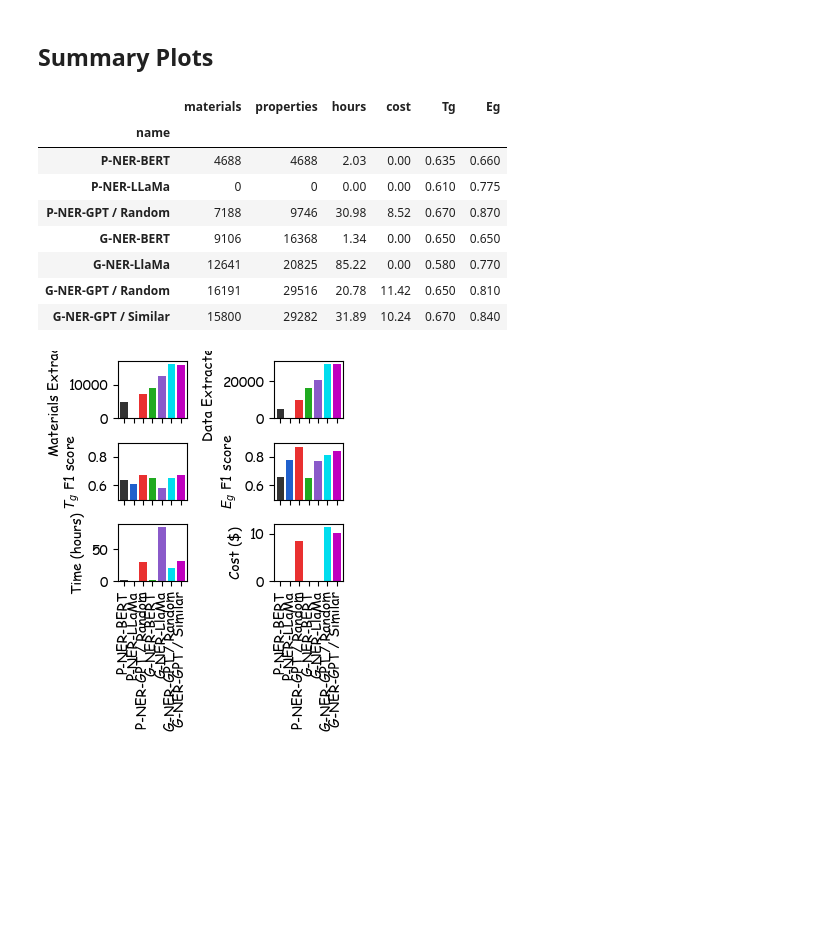
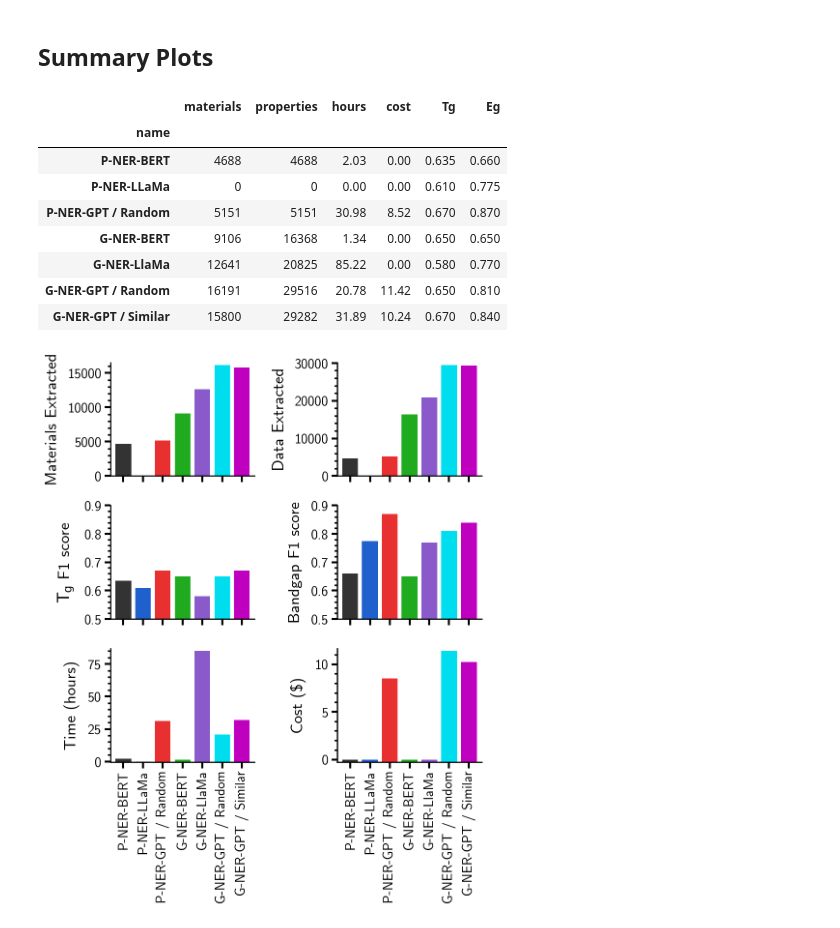
Before and after one commit to Ramprasad-Group/PromptDataExtraction, a Jupyter notebook: notebooks/Analyze-Select-1k.ipynb, the cells around one changed output. Cells and saved outputs as stored; diff of their text form; code cells hidden in the pictures; blank space fills up the shorter version.

Commit message:
Add barplots of data grouped by properties

```diff
--- a/notebooks/Analyze-Select-1k.ipynb
+++ b/notebooks/Analyze-Select-1k.ipynb
@@ -18,11 +19,15 @@ NOTE  -- postgres_ Connected to PostGres DB: polylet (took 0.059 s)
 # %%
 import json
 import datetime
+import numpy as np
 import pandas as pd
 import matplotlib.pyplot as plt
 try:
     plt.style.use("PromptDataExtraction/notebooks/matplotlib.mplstyle")
-except: pass
+except:
+    try:
+        plt.style.use("~/matplotlib.mplstyle")
+    except: pass
 # %%
 def execute(sql, **kwargs) -> pd.DataFrame:
     """ Query the database using raw sql.
@@ -765,7 +984,7 @@ timings(5875.01+517.561+105150)
 data = Frame()
 data.add(name='P-NER-BERT', materials=4688, properties=4688, hours=2.03, cost=0.0, Tg=0.635, Eg=0.66)
 data.add(name='P-NER-LLaMa', materials=0, properties=0, hours=0, cost=0.0, Tg=0.61, Eg=0.775)
-data.add(name='P-NER-GPT / Random', materials=7188, properties=9746, hours=30.98, cost=8.52, Tg=0.67, Eg=0.87)
+data.add(name='P-NER-GPT / Random', materials=5151, properties=5151, hours=30.98, cost=8.52, Tg=0.67, Eg=0.87)
 data.add(name='G-NER-BERT', materials=9106, properties=16368, hours=1.34, cost=0.0, Tg=0.65, Eg=0.65)
 data.add(name='G-NER-LlaMa', materials=12641, properties=20825, hours=85.22, cost=0.0, Tg=0.58, Eg=0.77)
 data.add(name='G-NER-GPT / Random', materials=16191, properties=29516, hours=20.78, cost=11.42, Tg=0.65, Eg=0.81)
@@ -778,7 +997,7 @@ metrics
 | name |  |  |  |  |  |  |
 | P-NER-BERT | 4688 | 4688 | 2.03 | 0.00 | 0.635 | 0.660 |
 | P-NER-LLaMa | 0 | 0 | 0.00 | 0.00 | 0.610 | 0.775 |
-| P-NER-GPT / Random | 7188 | 9746 | 30.98 | 8.52 | 0.670 | 0.870 |
+| P-NER-GPT / Random | 5151 | 5151 | 30.98 | 8.52 | 0.670 | 0.870 |
 | G-NER-BERT | 9106 | 16368 | 1.34 | 0.00 | 0.650 | 0.650 |
 | G-NER-LlaMa | 12641 | 20825 | 85.22 | 0.00 | 0.580 | 0.770 |
 | G-NER-GPT / Random | 16191 | 29516 | 20.78 | 11.42 | 0.650 | 0.810 |
@@ -786,42 +1005,50 @@ metrics
 # %%
 plt.rcParams['font.family'] = 'cursive'
 colors = ["#333", "#2060cc", "#e93030", "#20aa20", "#8a5aca", "#00ddee", "m", "#e4a635"][:metrics.shape[0]]
+voffset = -0.25
 
-fig, axes = plt.subplots(3, 2, figsize=(3.25, 4), sharex=True)
+fig, axes = plt.subplots(3, 2, figsize=(3.25, 4), dpi=300, sharex=True)
 axes = axes.flatten()
 
-barprops = dict(color=colors, align='center', width=0.8)
+barprops = dict(color=colors, align='center', width=0.8, bottom=voffset)
 
 ax = axes[0]
-metrics['materials'].plot.bar(ax=ax, **barprops)
+df = metrics['materials'] - voffset
+df.plot.bar(ax=ax, **barprops)
 ax.set(ylabel='Materials Extracted')
 
 ax = axes[1]
+df = metrics['properties'] - voffset
 metrics['properties'].plot.bar(ax=ax, **barprops)
 ax.set(ylabel='Data Extracted')
 
 ax = axes[2]
-metrics['Tg'].plot.bar(ax=ax, **barprops)
+df = metrics['Tg'] - voffset
+df.plot.bar(ax=ax, **barprops)
 ax.set(ylabel='$T_g$ F1 score', ylim=(0.5, 0.9))
 
 ax = axes[3]
-metrics['Eg'].plot.bar(ax=ax, **barprops)
-ax.set(ylabel='$E_g$ F1 score', ylim=(0.5, 0.9))
+df = metrics['Eg'] - voffset
+df.plot.bar(ax=ax, **barprops)
+ax.set(ylabel='Bandgap F1 score', ylim=(0.5, 0.9))
 
 ax = axes[4]
-metrics['hours'].plot.bar(ax=ax, **barprops)
+df = metrics['hours'] - voffset
+df.plot.bar(ax=ax, **barprops)
 ax.set(ylabel='Time (hours)')
 
 ax = axes[5]
-metrics['cost'].plot.bar(ax=ax, **barprops)
+
+df = metrics['cost'] - voffset
+df.plot.bar(ax=ax, **barprops)
 ax.set(ylabel='Cost (\$)')
 
 for ax in axes.flatten():
     ax.set(xlabel='')
     ax.tick_params(axis='x', which='minor', bottom=False)
 
 plt.tight_layout()
 plt.savefig("notebooks/Selec1k-Bars.eps")
 plt.show()
 # %% [output]
-[figure, old version]
+[figure, new version]
```
Also changed, not shown: parts of 24 cells of this notebook.
